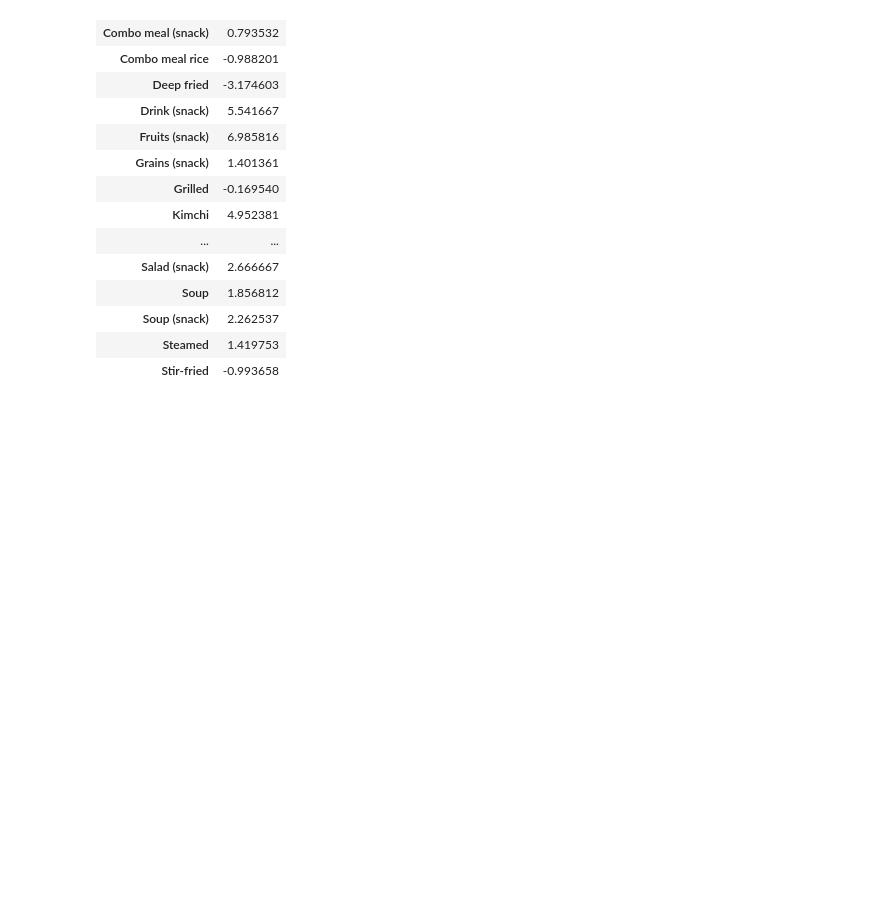
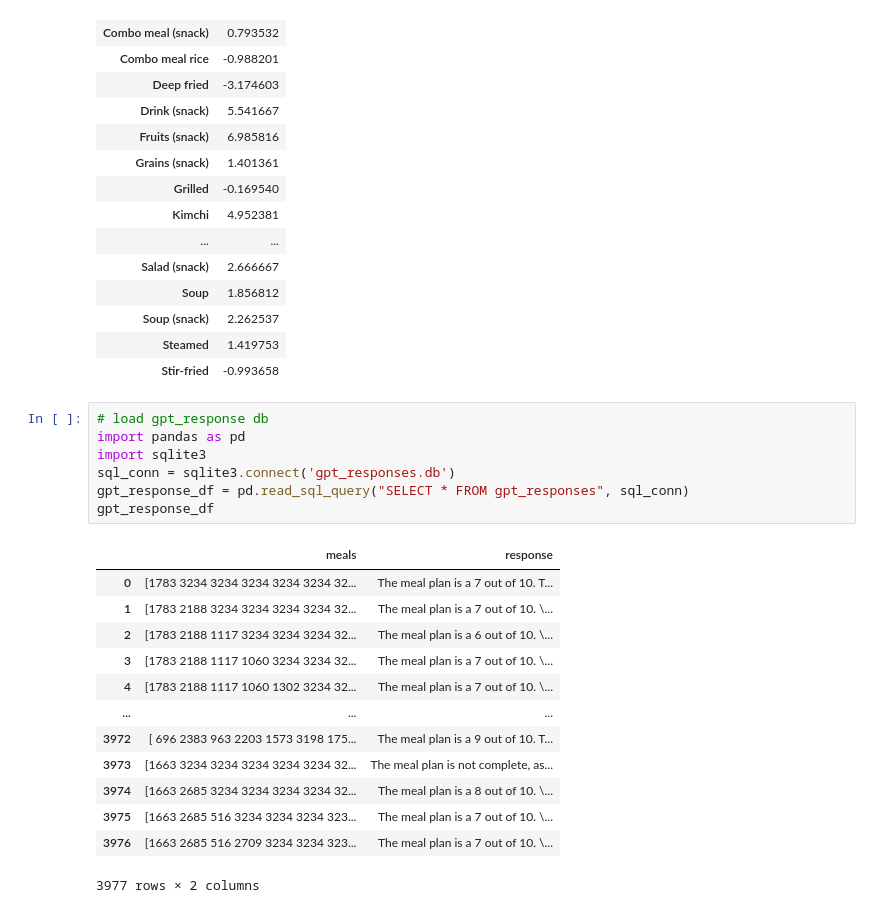
Before and after one commit to lurosenb/five_jelly_donuts, a Jupyter notebook: generate_carbon_impacts.ipynb, the cells around one changed output. Cells and saved outputs as stored; diff of their text form; blank space fills up the shorter version.

```diff
--- a/generate_carbon_impacts.ipynb
+++ b/generate_carbon_impacts.ipynb
@@ -228,3 +228,24 @@ carbon_impacts_df.groupby('category').mean()# .to_latex()
 | Soup (snack) | 2.262537 |
 | Steamed | 1.419753 |
 | Stir-fried | -0.993658 |
+# %%
+# load gpt_response db
+import pandas as pd
+import sqlite3
+sql_conn = sqlite3.connect('gpt_responses.db')
+gpt_response_df = pd.read_sql_query("SELECT * FROM gpt_responses", sql_conn)
+gpt_response_df
+# %% [output]
+|  | meals | response |
+| 0 | [1783 3234 3234 3234 3234 3234 32... | The meal plan is a 7 out of 10. T... |
+| 1 | [1783 2188 3234 3234 3234 3234 32... | The meal plan is a 7 out of 10. \... |
+| 2 | [1783 2188 1117 3234 3234 3234 32... | The meal plan is a 6 out of 10. \... |
+| 3 | [1783 2188 1117 1060 3234 3234 32... | The meal plan is a 7 out of 10. \... |
+| 4 | [1783 2188 1117 1060 1302 3234 32... | The meal plan is a 7 out of 10. \... |
+| ... | ... | ... |
+| 3972 | [ 696 2383 963 2203 1573 3198 175... | The meal plan is a 9 out of 10. T... |
+| 3973 | [1663 3234 3234 3234 3234 3234 32... | The meal plan is not complete, as... |
+| 3974 | [1663 2685 3234 3234 3234 3234 32... | The meal plan is a 8 out of 10. \... |
+| 3975 | [1663 2685 516 3234 3234 3234 323... | The meal plan is a 7 out of 10. \... |
+| 3976 | [1663 2685 516 2709 3234 3234 323... | The meal plan is a 7 out of 10. \... |
+3977 rows × 2 columns
```
Also changed, not shown: parts of 4 cells of this notebook, 6 other files.
